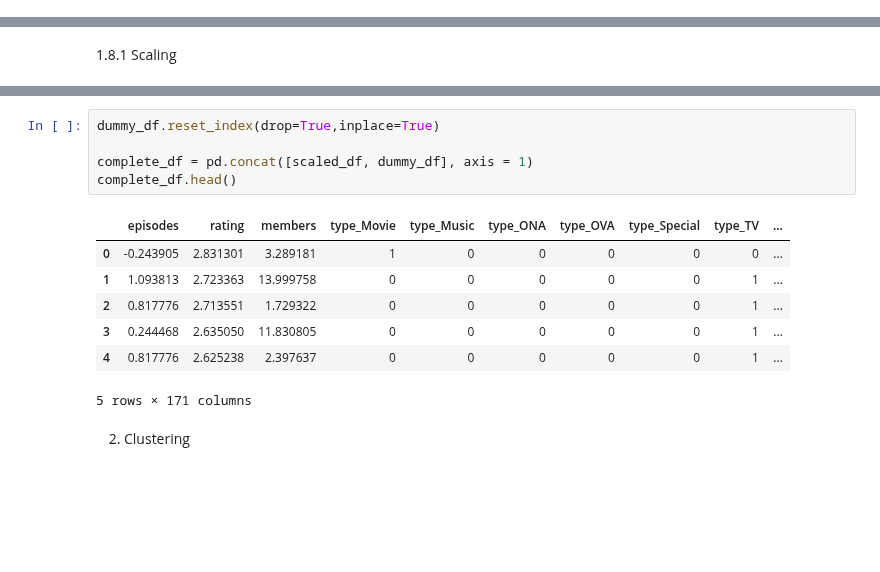
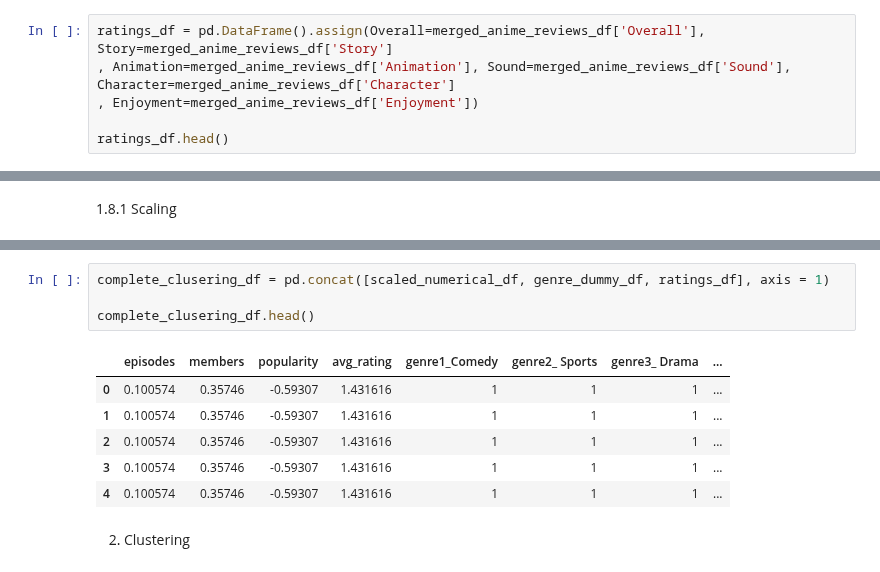
Before and after one commit to Haaris-Syed/AnimeRecommender, a Jupyter notebook: AnimeDataset-Preprocessing.ipynb, the cells around one changed output, grey strips where cells are left out. Drawn from its saved outputs; the diff is of its cells as text; blank space fills up the shorter version.

```diff
--- a/AnimeDataset-Preprocessing.ipynb
+++ b/AnimeDataset-Preprocessing.ipynb
@@ -395,0 +422,6 @@ categorical_df.head()
+# %%
+ratings_df = pd.DataFrame().assign(Overall=merged_anime_reviews_df['Overall'], Story=merged_anime_reviews_df['Story']
+, Animation=merged_anime_reviews_df['Animation'], Sound=merged_anime_reviews_df['Sound'], Character=merged_anime_reviews_df['Character']
+, Enjoyment=merged_anime_reviews_df['Enjoyment'])
+
+ratings_df.head()
@@ -459,16 +485,14 @@ scaled_df.head()
-# %%
-dummy_df.reset_index(drop=True,inplace=True)
-
-complete_df = pd.concat([scaled_df, dummy_df], axis = 1)
-complete_df.head()
-# %% [output]
-|  | episodes | rating | members | type_Movie | type_Music | type_ONA | type_OVA | type_Special | type_TV | ... |
-| 0 | -0.243905 | 2.831301 | 3.289181 | 1 | 0 | 0 | 0 | 0 | 0 | ... |
-| 1 | 1.093813 | 2.723363 | 13.999758 | 0 | 0 | 0 | 0 | 0 | 1 | ... |
-| 2 | 0.817776 | 2.713551 | 1.729322 | 0 | 0 | 0 | 0 | 0 | 1 | ... |
-| 3 | 0.244468 | 2.635050 | 11.830805 | 0 | 0 | 0 | 0 | 0 | 1 | ... |
-| 4 | 0.817776 | 2.625238 | 2.397637 | 0 | 0 | 0 | 0 | 0 | 1 | ... |
-5 rows × 171 columns
+# %%
+complete_clusering_df = pd.concat([scaled_numerical_df, genre_dummy_df, ratings_df], axis = 1)
+
+complete_clusering_df.head()
+# %% [output]
+|  | episodes | members | popularity | avg_rating | genre1_Comedy | genre2_ Sports | genre3_ Drama | ... |
+| 0 | 0.100574 | 0.35746 | -0.59307 | 1.431616 | 1 | 1 | 1 | ... |
+| 1 | 0.100574 | 0.35746 | -0.59307 | 1.431616 | 1 | 1 | 1 | ... |
+| 2 | 0.100574 | 0.35746 | -0.59307 | 1.431616 | 1 | 1 | 1 | ... |
+| 3 | 0.100574 | 0.35746 | -0.59307 | 1.431616 | 1 | 1 | 1 | ... |
+| 4 | 0.100574 | 0.35746 | -0.59307 | 1.431616 | 1 | 1 | 1 | ... |
 # %% [markdown]
 2. Clustering
 # %%
```
Also changed, not shown: parts of 14 cells of this notebook.
